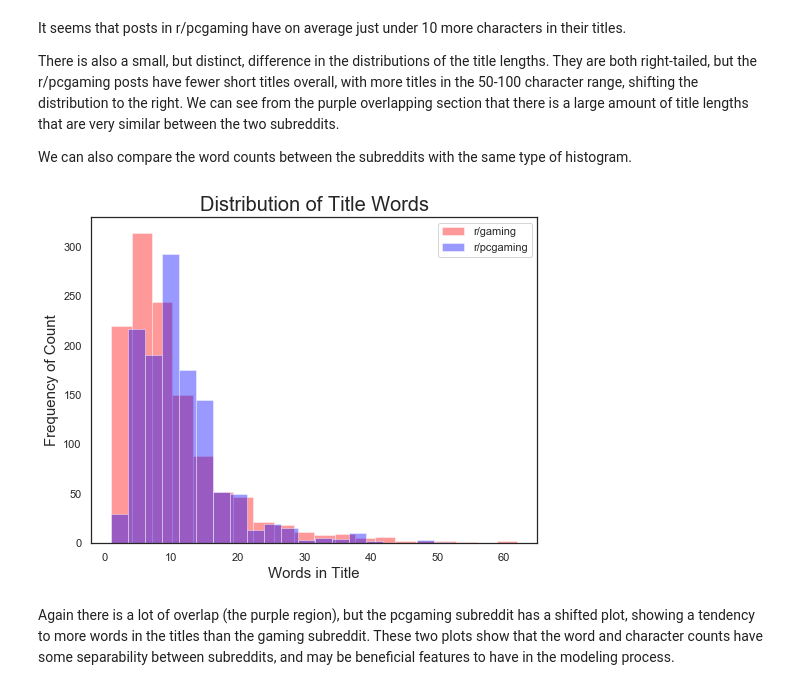
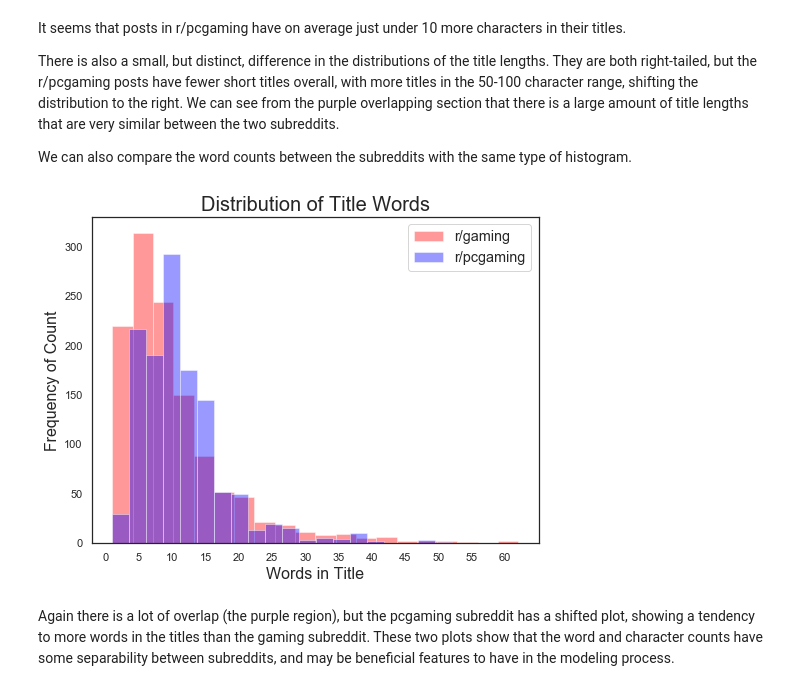
Before and after one commit to ondovj/reddit_classification, a Jupyter notebook: Code/2-cleaning_through_conclusions.ipynb, the cells around one changed output. Saved outputs shown, nothing was run; the diff lists cells and outputs as text; code cells hidden in the pictures.

```diff
--- a/Code/2-cleaning_through_conclusions.ipynb
+++ b/Code/2-cleaning_through_conclusions.ipynb
@@ -369,15 +369,15 @@ We can also compare the word counts between the subreddits with the same type of
 # %%
 # checking the word length dists
 plt.figure(figsize=(8, 6))
 sns.distplot(gaming_df["word_count"], kde=False, bins=20, label="r/gaming", color="red")
 sns.distplot(pcgaming_df["word_count"], kde=False, bins=20, label="r/pcgaming", color="blue")
 plt.title("Distribution of Title Words", size=20)
-plt.xlabel("Words in Title", size=15)
-# plt.xticks(range(0, 61, 10))
-plt.ylabel("Frequency of Count", size=15)
-plt.legend();
+plt.xlabel("Words in Title", size=16)
+plt.xticks(range(0, 61, 5))
+plt.ylabel("Frequency of Count", size=16)
+plt.legend(fontsize="x-large");
 # %% [output]
-[figure, old version]
+[figure, new version]
 # %% [markdown]
 Again there is a lot of overlap (the purple region), but the pcgaming subreddit has a shifted plot, showing a tendency to more words in the titles than the gaming subreddit. These two plots show that the word and character counts have some separability between subreddits, and may be beneficial features to have in the modeling process.
 # %% [markdown]
```
Also changed, not shown: parts of 22 cells of this notebook, 3 other files.
